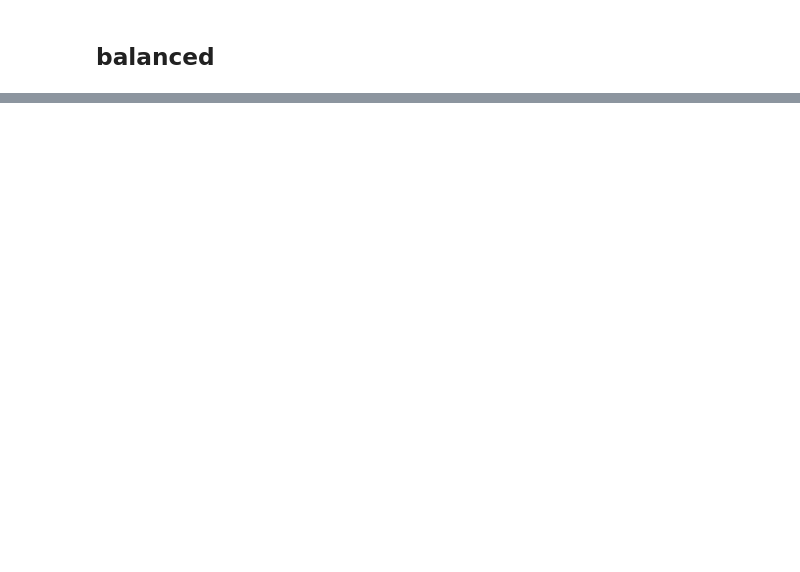
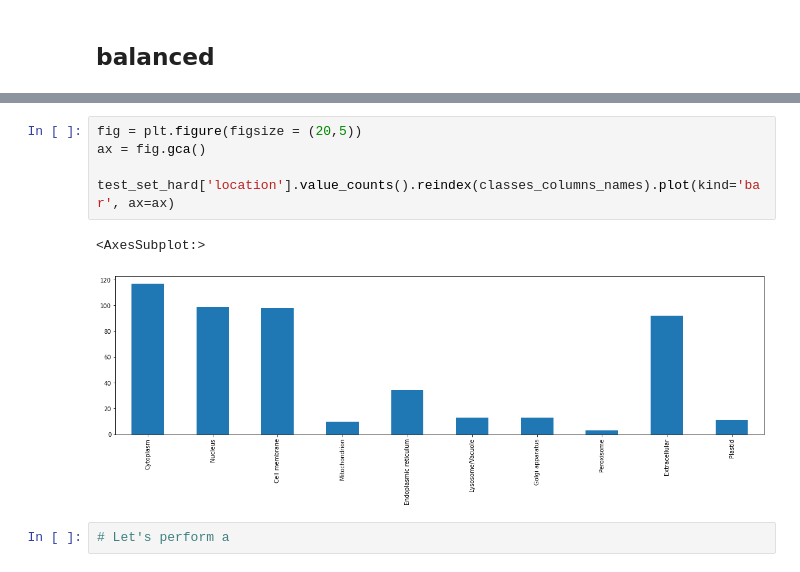
Before and after one commit to J-SNACKKB/FLIP, a Jupyter notebook: collect_splits/4_scl.ipynb, the cells around one changed output, grey strips where cells are left out. Cells and saved outputs as stored; diff of their text form; blank space fills up the shorter version.

```diff
--- a/collect_splits/4_scl.ipynb
+++ b/collect_splits/4_scl.ipynb
@@ -234,0 +338,10 @@ Name: location, dtype: int64
+# %%
+fig = plt.figure(figsize = (20,5))
+ax = fig.gca()
+
+test_set_hard['location'].value_counts().reindex(classes_columns_names).plot(kind='bar', ax=ax)
+# %% [output]
+<AxesSubplot:>
+[figure, added]
+# %%
+# Let's perform a
```
Also changed, not shown: parts of 22 cells of this notebook.
